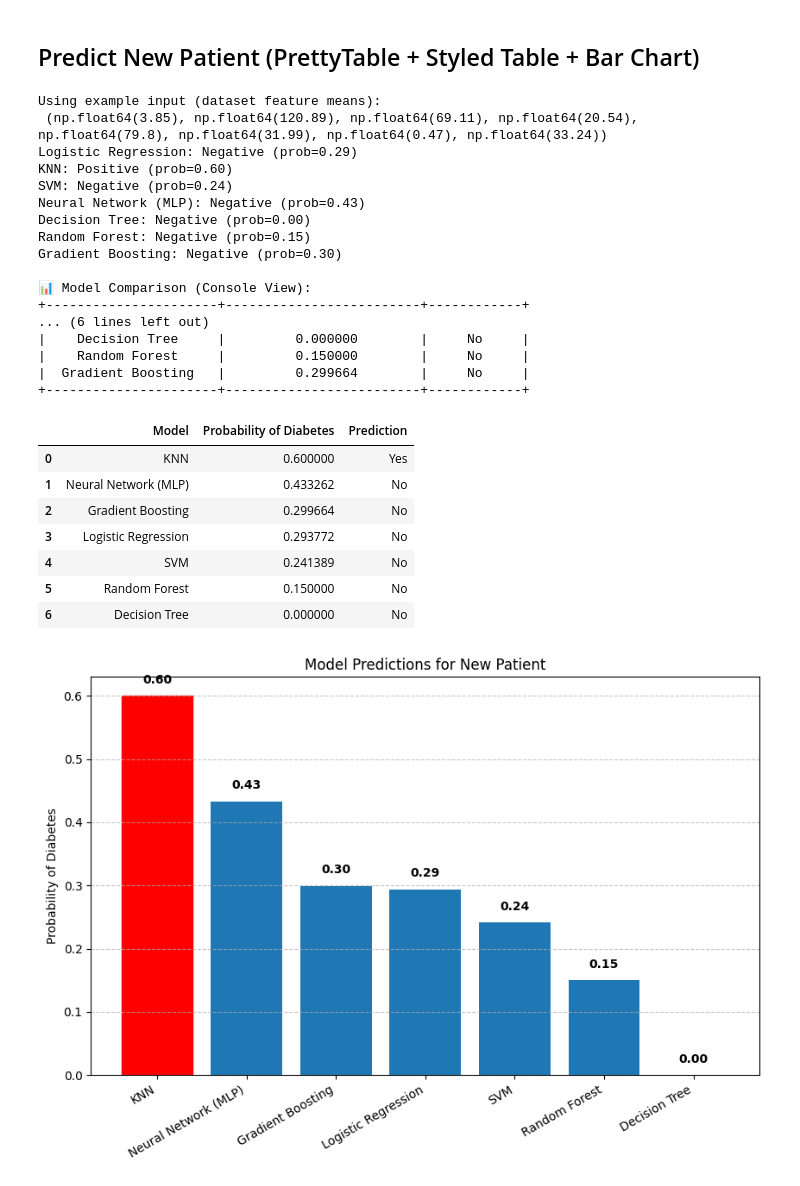
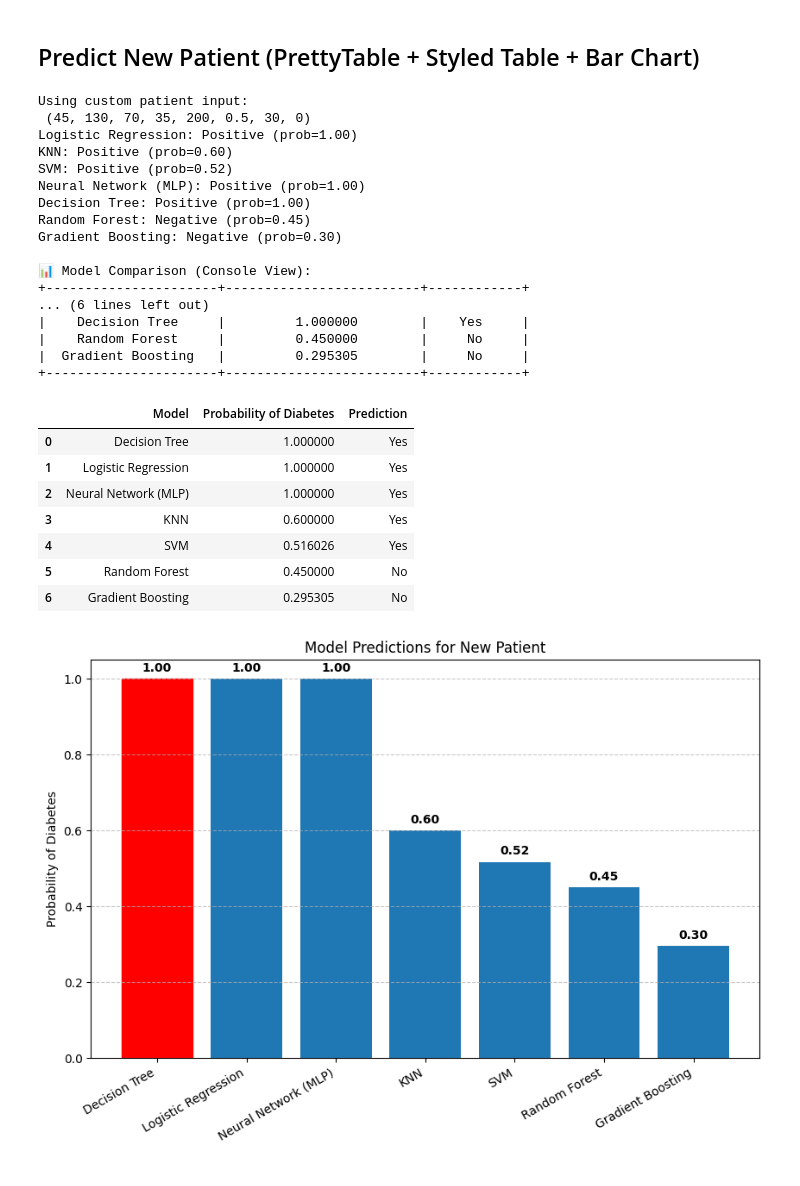
Before and after one commit to Debraj-80/ML-Diabetes-Classifier, a Jupyter notebook: diabetes_detection_project.ipynb, the cells around one changed output. Drawn from its saved outputs; the diff is of its cells as text; code cells hidden in the pictures.

```diff
--- a/diabetes_detection_project.ipynb
+++ b/diabetes_detection_project.ipynb
@@ -161,9 +161,11 @@ weighted avg       0.75      0.75      0.75       154
 ## Predict New Patient (PrettyTable + Styled Table + Bar Chart)
 # %%
 
-# Use dataset mean as a simple example patient
-example_input = tuple(np.round(df.drop(columns=[target_col]).mean().values, 2))
-print("Using example input (dataset feature means):\n", example_input)
+# Custom patient input
+custom_input = (45, 130, 70, 35, 200, 0.5, 30, 0)  # must match feature order
+print("Using custom patient input:\n", custom_input)
+example_input = custom_input
+
 
 arr = np.asarray(example_input).reshape(1, -1)
 arr_scaled = scaler.transform(arr)
@@ -200,48 +202,48 @@ try:
                                       ('font-weight', 'bold')]}]
     ).applymap(
         lambda x: 'color: green; font-weight:bold;' if x=="Yes" else 'color: red; font-weight:bold;',
         subset=["Prediction"]
     )
     display(styled)
 except Exception as e:
     print("(Styled table display skipped)", e)
     display(results_df)
 
 # Bar chart
 plt.figure(figsize=(10,6))
 bars = plt.bar(results_df["Model"], results_df["Probability of Diabetes"])
 bars[0].set_color('r')
 plt.title("Model Predictions for New Patient")
 plt.ylabel("Probability of Diabetes")
 plt.xticks(rotation=30, ha="right")
 plt.grid(axis="y", linestyle="--", alpha=0.7)
 for i, prob in enumerate(results_df["Probability of Diabetes"]):
     plt.text(i, prob + 0.02, f"{prob:.2f}", ha="center", fontsize=10, fontweight="bold")
 plt.show()
 # %% [output]
-Using example input (dataset feature means):
- (np.float64(3.85), np.float64(120.89), np.float64(69.11), np.float64(20.54), np.float64(79.8), np.float64(31.99), np.float64(0.47), np.float64(33.24))
-Logistic Regression: Negative (prob=0.29)
+Using custom patient input:
+ (45, 130, 70, 35, 200, 0.5, 30, 0)
+Logistic Regression: Positive (prob=1.00)
 KNN: Positive (prob=0.60)
-SVM: Negative (prob=0.24)
-Neural Network (MLP): Negative (prob=0.43)
-Decision Tree: Negative (prob=0.00)
-Random Forest: Negative (prob=0.15)
+SVM: Positive (prob=0.52)
+Neural Network (MLP): Positive (prob=1.00)
+Decision Tree: Positive (prob=1.00)
+Random Forest: Negative (prob=0.45)
 Gradient Boosting: Negative (prob=0.30)
 
 📊 Model Comparison (Console View):
 +----------------------+-------------------------+------------+
 ... (6 lines left out)
-|    Decision Tree     |         0.000000        |     No     |
-|    Random Forest     |         0.150000        |     No     |
-|  Gradient Boosting   |         0.299664        |     No     |
+|    Decision Tree     |         1.000000        |    Yes     |
+|    Random Forest     |         0.450000        |     No     |
+|  Gradient Boosting   |         0.295305        |     No     |
 +----------------------+-------------------------+------------+
 |  | Model | Probability of Diabetes | Prediction |
-| 0 | KNN | 0.600000 | Yes |
-| 1 | Neural Network (MLP) | 0.433262 | No |
-| 2 | Gradient Boosting | 0.299664 | No |
-| 3 | Logistic Regression | 0.293772 | No |
-| 4 | SVM | 0.241389 | No |
-| 5 | Random Forest | 0.150000 | No |
-| 6 | Decision Tree | 0.000000 | No |
+| 0 | Decision Tree | 1.000000 | Yes |
+| 1 | Logistic Regression | 1.000000 | Yes |
+| 2 | Neural Network (MLP) | 1.000000 | Yes |
+| 3 | KNN | 0.600000 | Yes |
+| 4 | SVM | 0.516026 | Yes |
+| 5 | Random Forest | 0.450000 | No |
+| 6 | Gradient Boosting | 0.295305 | No |
-[figure, old version]
+[figure, new version]
```
